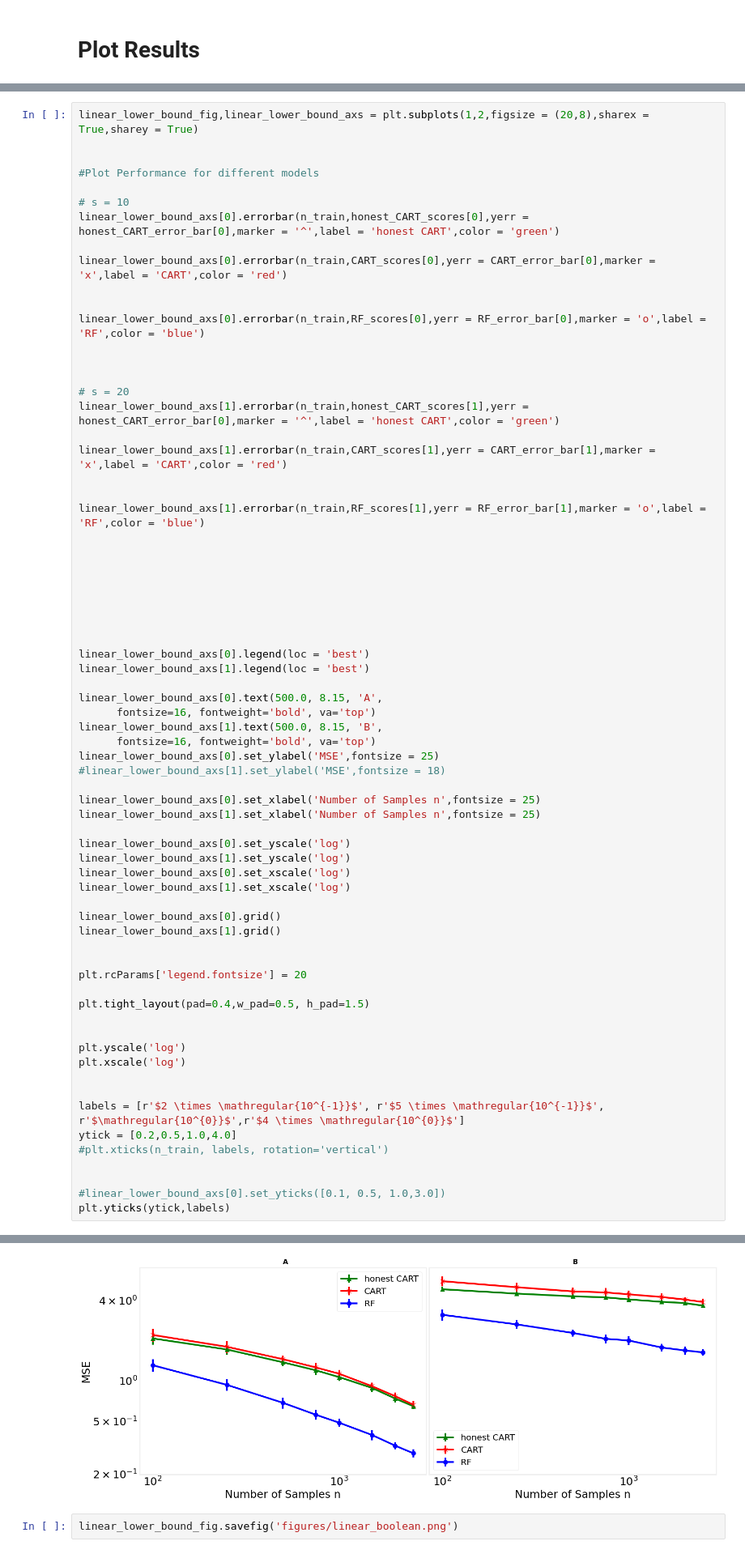
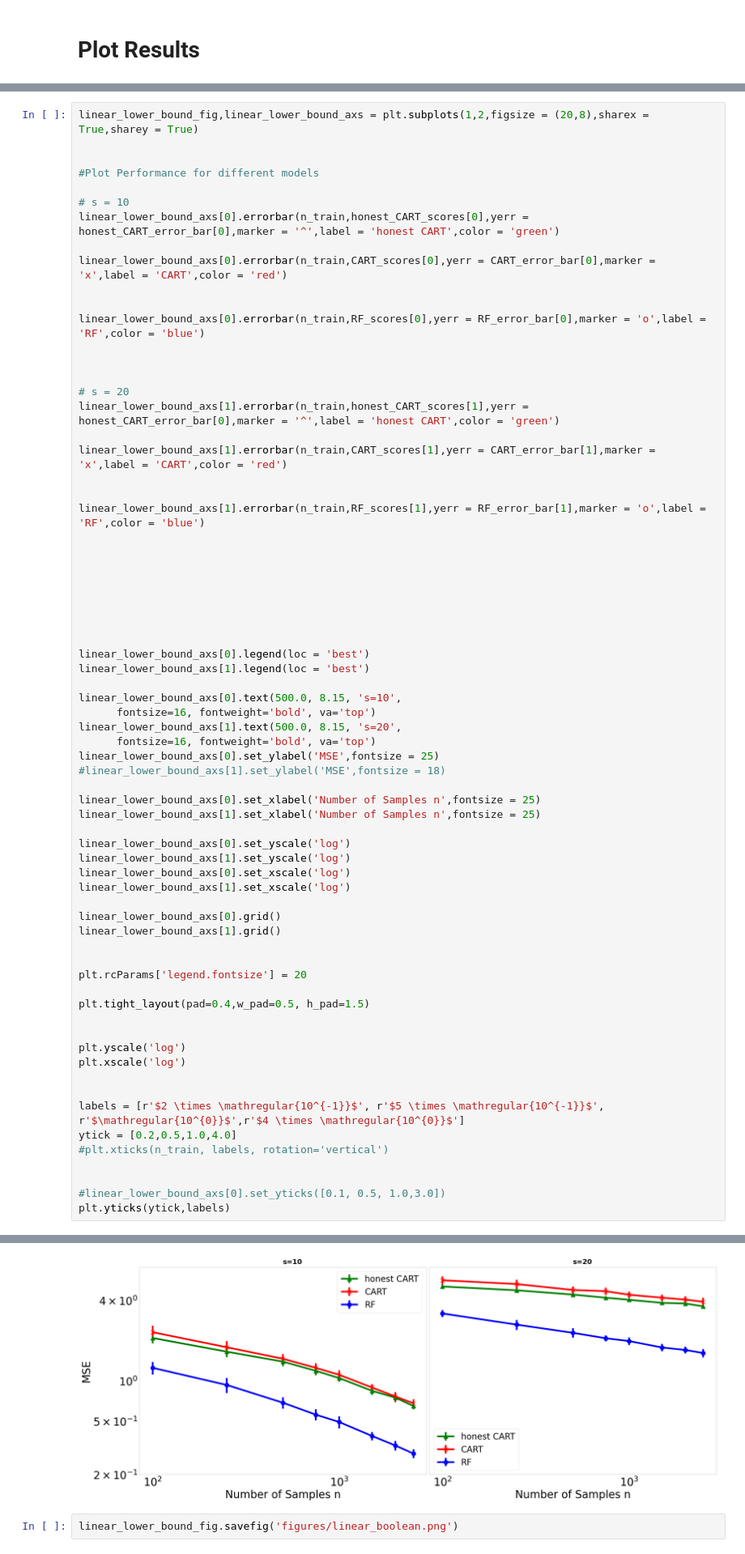
Before and after one commit to DanielNguyen-05/Group04_DecisionTree_Project, a Jupyter notebook: 02_Experiments/source_code/Simulations/linear_model_boolean.ipynb, the cells around one changed output, grey strips where cells are left out. Shown: that part at 81% size. Cells and saved outputs as stored; diff of their text form.

```diff
--- a/02_Experiments/source_code/Simulations/linear_model_boolean.ipynb
+++ b/02_Experiments/source_code/Simulations/linear_model_boolean.ipynb
@@ -235,9 +247,9 @@ linear_lower_bound_axs[1].errorbar(n_train,RF_scores[1],yerr = RF_error_bar[1],m
 linear_lower_bound_axs[0].legend(loc = 'best')
 linear_lower_bound_axs[1].legend(loc = 'best')
 
-linear_lower_bound_axs[0].text(500.0, 8.15, 'A',
+linear_lower_bound_axs[0].text(500.0, 8.15, 's=10',
       fontsize=16, fontweight='bold', va='top')
-linear_lower_bound_axs[1].text(500.0, 8.15, 'B',
+linear_lower_bound_axs[1].text(500.0, 8.15, 's=20',
       fontsize=16, fontweight='bold', va='top')
 linear_lower_bound_axs[0].set_ylabel('MSE',fontsize = 25)
 #linear_lower_bound_axs[1].set_ylabel('MSE',fontsize = 18)
@@ -249,33 +261,33 @@ linear_lower_bound_axs[0].set_yscale('log')
 linear_lower_bound_axs[1].set_yscale('log')
 linear_lower_bound_axs[0].set_xscale('log')
 linear_lower_bound_axs[1].set_xscale('log')
 
 linear_lower_bound_axs[0].grid()
 linear_lower_bound_axs[1].grid()
 
 
 plt.rcParams['legend.fontsize'] = 20
 
 plt.tight_layout(pad=0.4,w_pad=0.5, h_pad=1.5)
 
 
 plt.yscale('log')
 plt.xscale('log')
 
 
 labels = [r'$2 \times \mathregular{10^{-1}}$', r'$5 \times \mathregular{10^{-1}}$', r'$\mathregular{10^{0}}$',r'$4 \times \mathregular{10^{0}}$']
 ytick = [0.2,0.5,1.0,4.0]
 #plt.xticks(n_train, labels, rotation='vertical')
 
 
 #linear_lower_bound_axs[0].set_yticks([0.1, 0.5, 1.0,3.0])
 plt.yticks(ytick,labels)
 # %% [output]
 ([<matplotlib.axis.YTick at 0x...>,
   <matplotlib.axis.YTick at 0x...>,
   <matplotlib.axis.YTick at 0x...>,
   <matplotlib.axis.YTick at 0x...>],
  [])
-[figure, old version]
+[figure, new version]
 # %%
 linear_lower_bound_fig.savefig('figures/linear_boolean.png')
```
Also changed, not shown: parts of 4 cells of this notebook, 12 other files.
